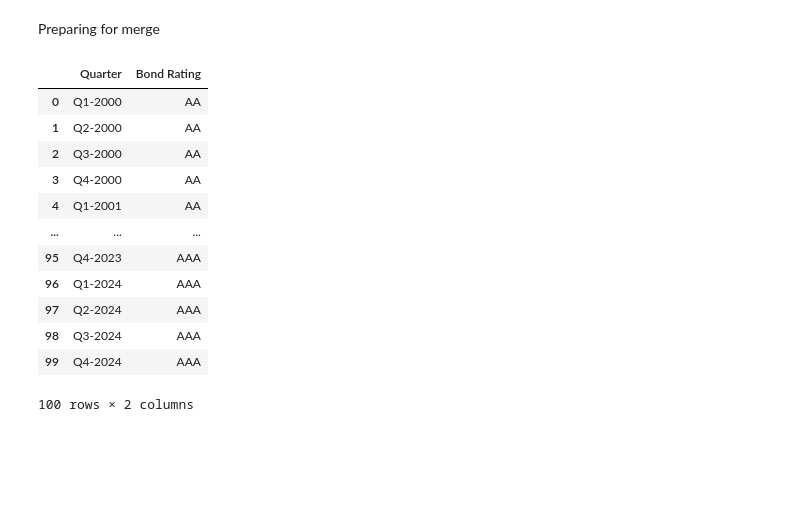
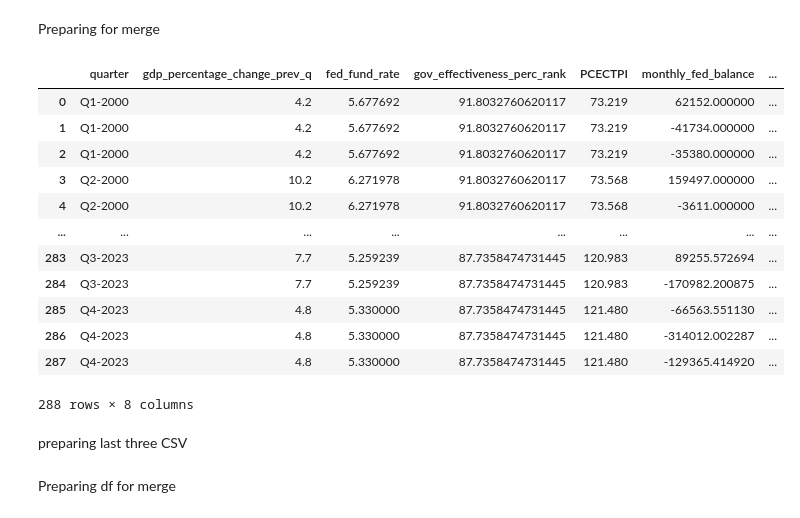
Before and after one commit to maudlcrf/risk_and_fraud, a Jupyter notebook: Preprocessing/merging.ipynb, the cells around one changed output. Drawn from its saved outputs; the diff is of its cells as text; code cells hidden in the pictures; blank space fills up the shorter version.

Commit message:
merge merge

```diff
--- a/Preprocessing/merging.ipynb
+++ b/Preprocessing/merging.ipynb
@@ -175,19 +175,25 @@ political_stability.rename(columns= {'Value' : 'political_stability_perc_rank'},
 political_stability.drop(columns = 'Country Name', inplace = True)
 # %%
 target_us.drop(columns = 'Unnamed: 0', inplace = True)
-# %%
-target_us
-# %% [output]
-|  | Quarter | Bond Rating |
-| 0 | Q1-2000 | AA |
-| 1 | Q2-2000 | AA |
-| 2 | Q3-2000 | AA |
-| 3 | Q4-2000 | AA |
-| 4 | Q1-2001 | AA |
-| ... | ... | ... |
-| 95 | Q4-2023 | AAA |
-| 96 | Q1-2024 | AAA |
-| 97 | Q2-2024 | AAA |
-| 98 | Q3-2024 | AAA |
-| 99 | Q4-2024 | AAA |
-100 rows × 2 columns
+# %%
+target_us.rename(columns= {'Quarter' : 'quarter'}, inplace = True)
+# %%
+merged_1 = pd.merge(merged_1,target_us, on = 'quarter')
+# %%
+merged_1 = pd.merge(merged_1,political_stability, on = 'quarter')
+# %%
+merged_1
+# %% [output]
+|  | quarter | gdp_percentage_change_prev_q | fed_fund_rate | gov_effectiveness_perc_rank | PCECTPI | monthly_fed_balance | ... |
+| 0 | Q1-2000 | 4.2 | 5.677692 | 91.8032760620117 | 73.219 | 62152.000000 | ... |
+| 1 | Q1-2000 | 4.2 | 5.677692 | 91.8032760620117 | 73.219 | -41734.000000 | ... |
+| 2 | Q1-2000 | 4.2 | 5.677692 | 91.8032760620117 | 73.219 | -35380.000000 | ... |
+| 3 | Q2-2000 | 10.2 | 6.271978 | 91.8032760620117 | 73.568 | 159497.000000 | ... |
+| 4 | Q2-2000 | 10.2 | 6.271978 | 91.8032760620117 | 73.568 | -3611.000000 | ... |
+| ... | ... | ... | ... | ... | ... | ... | ... |
+| 283 | Q3-2023 | 7.7 | 5.259239 | 87.7358474731445 | 120.983 | 89255.572694 | ... |
+| 284 | Q3-2023 | 7.7 | 5.259239 | 87.7358474731445 | 120.983 | -170982.200875 | ... |
+| 285 | Q4-2023 | 4.8 | 5.330000 | 87.7358474731445 | 121.480 | -66563.551130 | ... |
+| 286 | Q4-2023 | 4.8 | 5.330000 | 87.7358474731445 | 121.480 | -314012.002287 | ... |
+| 287 | Q4-2023 | 4.8 | 5.330000 | 87.7358474731445 | 121.480 | -129365.414920 | ... |
+288 rows × 8 columns
@@ -193,0 +202,2 @@ target_us
+# %% [markdown]
+preparing last three CSV
@@ -193,0 +208,2 @@ target_us
+# %% [markdown]
+Preparing df for merge
```
Also changed, not shown: parts of 8 cells of this notebook, 3 other files.
